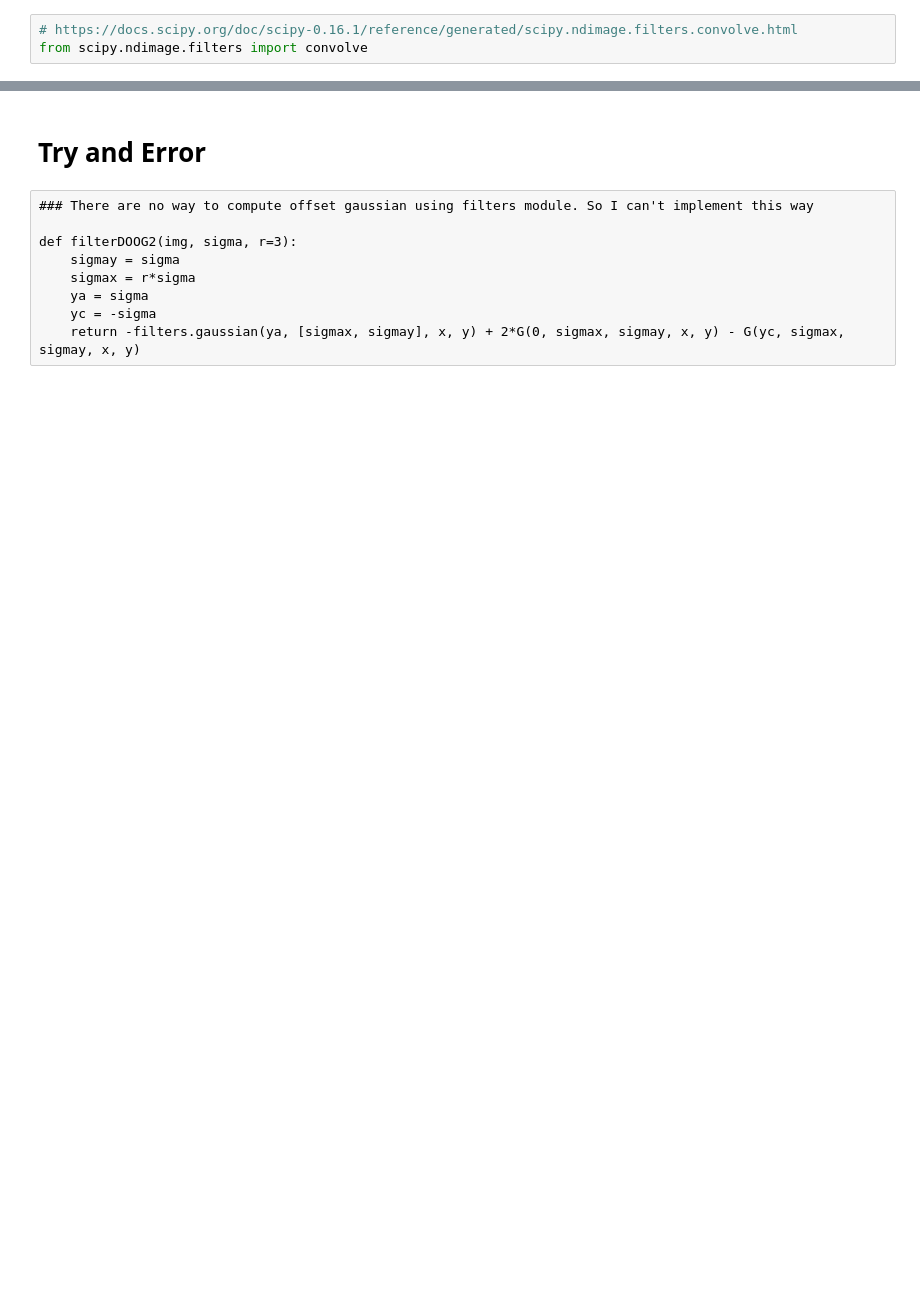
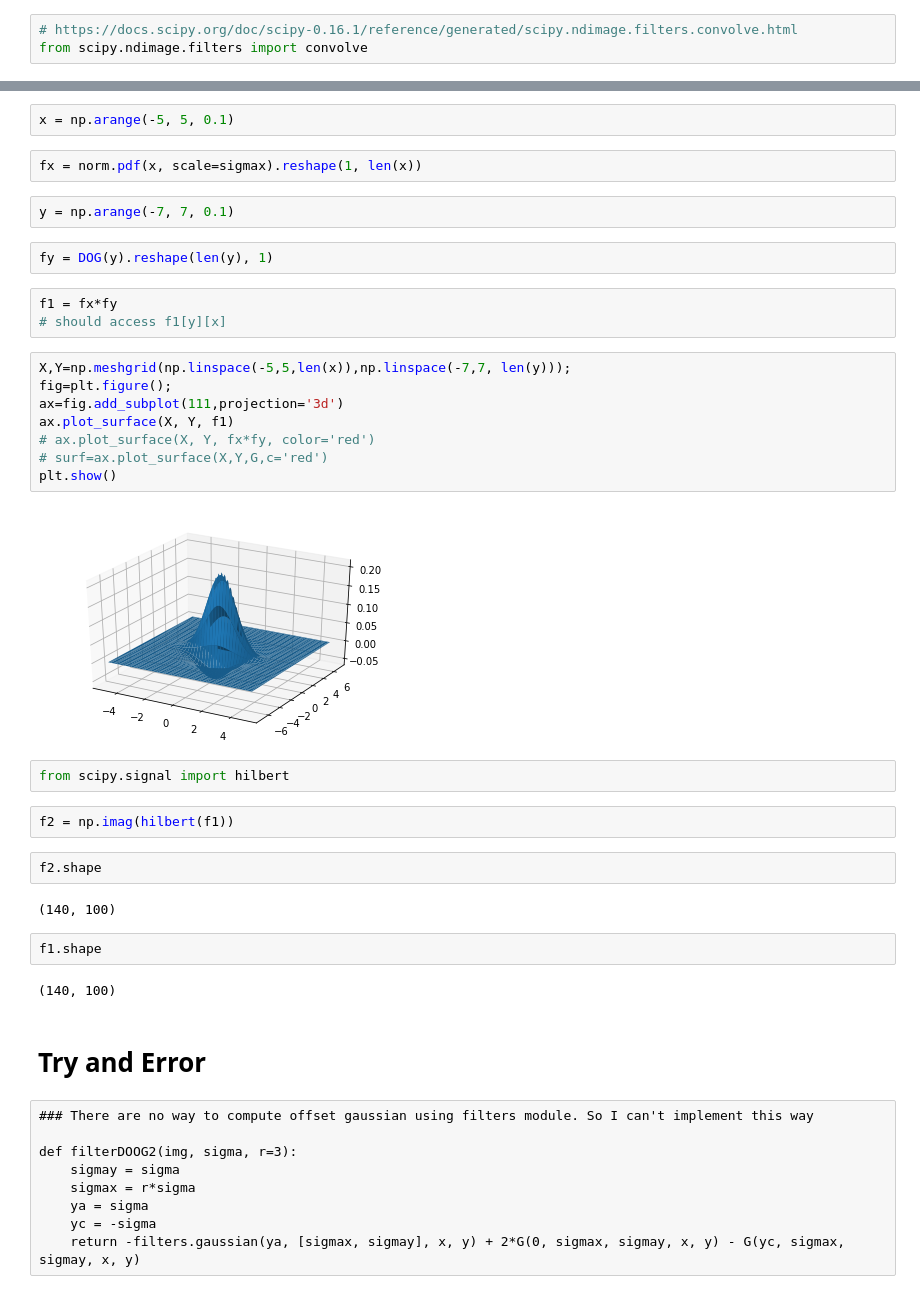
Before and after one commit to karino2/ClassSim, a Jupyter notebook: GMM_similarity.ipynb, the cells around one changed output, grey strips where cells are left out. Saved outputs shown, nothing was run; the diff lists cells and outputs as text; blank space fills up the shorter version.

```diff
--- a/GMM_similarity.ipynb
+++ b/GMM_similarity.ipynb
@@ -196,3 +252,36 @@ array([[ 0.00700563,  0.00698895,  0.00697538, ...,  0.00587873,
+# %%
+x = np.arange(-5, 5, 0.1)
+# %%
+fx = norm.pdf(x, scale=sigmax).reshape(1, len(x))
+# %%
+y = np.arange(-7, 7, 0.1)
+# %%
+fy = DOG(y).reshape(len(y), 1)
+# %%
+f1 = fx*fy
+# should access f1[y][x]
+# %%
+X,Y=np.meshgrid(np.linspace(-5,5,len(x)),np.linspace(-7,7, len(y)));
+fig=plt.figure();
+ax=fig.add_subplot(111,projection='3d')
+ax.plot_surface(X, Y, f1)
+# ax.plot_surface(X, Y, fx*fy, color='red')
+# surf=ax.plot_surface(X,Y,G,c='red')
+plt.show()
+# %% [output]
+[figure, added]
+# %%
+from scipy.signal import hilbert
+# %%
+f2 = np.imag(hilbert(f1))
+# %%
+f2.shape
+# %% [output]
+(140, 100)
+# %%
+f1.shape
+# %% [output]
+(140, 100)
 # %% [markdown]
 # Try and Error
 # %% [raw]
```
Also changed, not shown: parts of 41 cells of this notebook.
